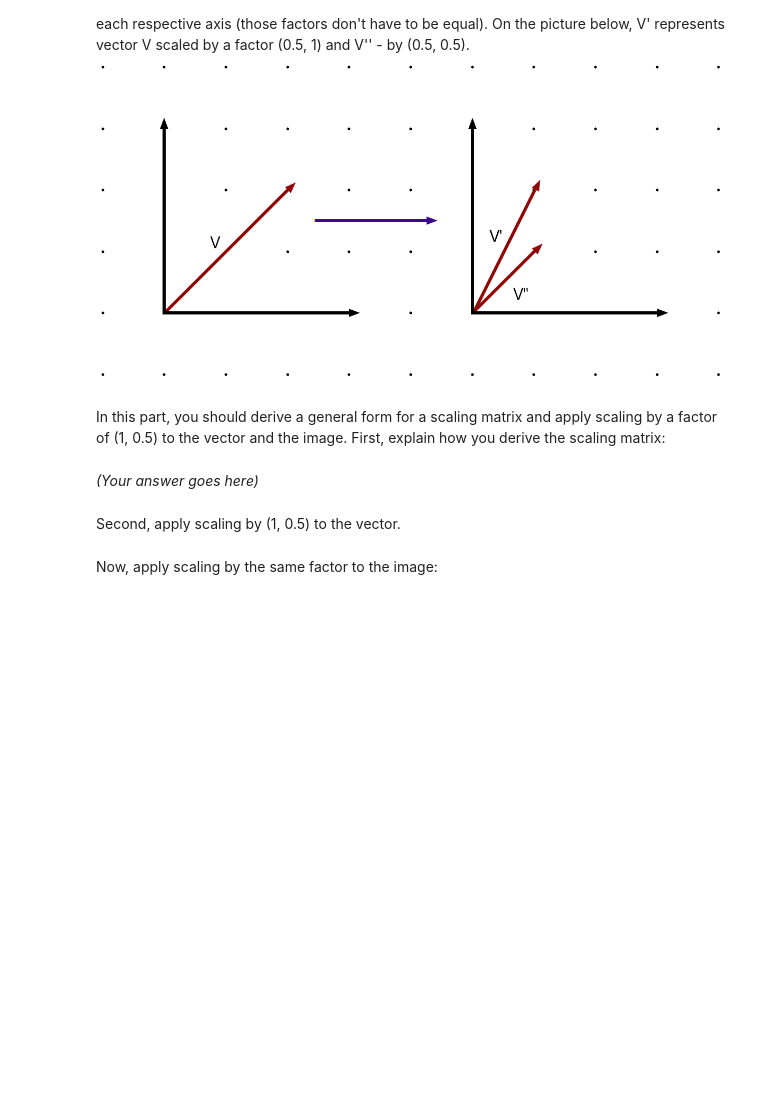
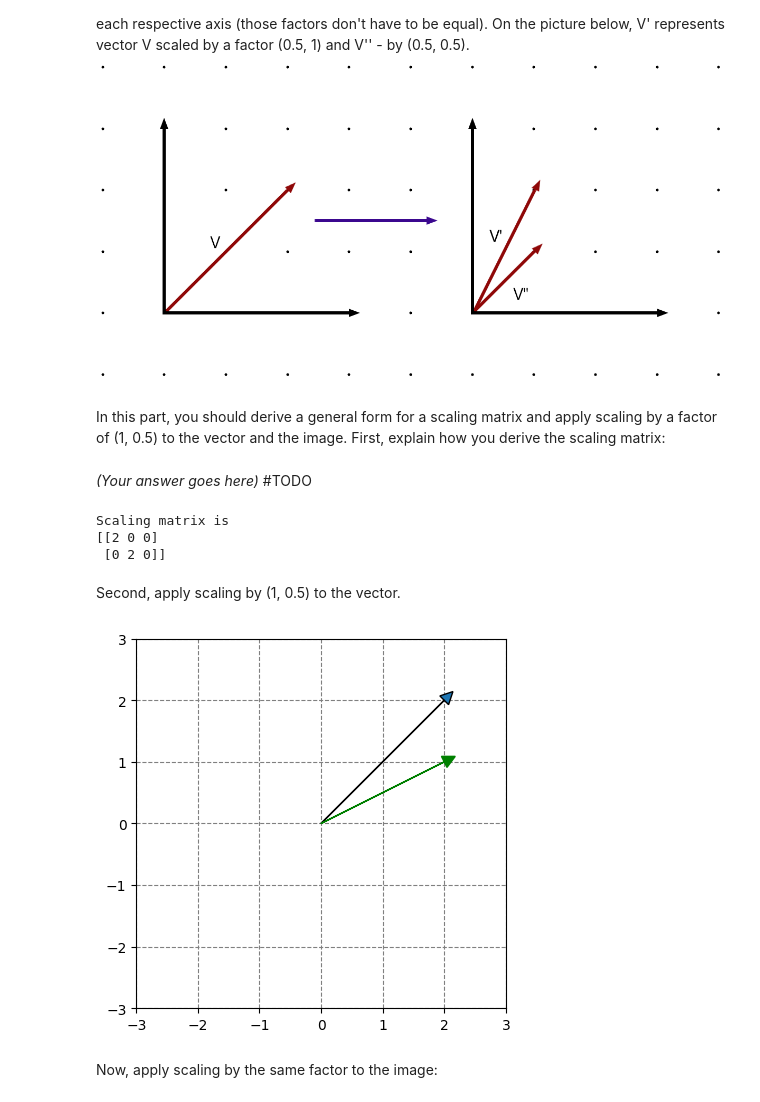
Before and after one commit to Siromanec/la-lab1-mutel_muzychuk_ivanov, a Jupyter notebook: Ivanov_Mutel_Muzychuk_LA_Lab_1.ipynb, the cells around one changed output. Saved outputs shown, nothing was run; the diff lists cells and outputs as text; code cells hidden in the pictures; blank space fills up the shorter version.

```diff
--- a/Ivanov_Mutel_Muzychuk_LA_Lab_1.ipynb
+++ b/Ivanov_Mutel_Muzychuk_LA_Lab_1.ipynb
@@ -143,38 +142,47 @@ Scaling is a tranformation that enlarges or diminishes objects by a factor. For
 In this part, you should derive a general form for a scaling matrix and apply scaling by a factor of (1, 0.5) to the vector and the image. First, explain how you derive the scaling matrix:
 # %% [markdown]
 *(Your answer goes here)*
+#TODO
 # %%
 ##### YOUR CODE STARTS #####
-def get_scaling_matrix(scale_factor_x, scale_factor_y):
-  return ...
-
-M2 = ...
+def get_scaling_matrix(scale_factor_x, scale_factor_y) -> np.matrix:
+  return np.matrix([[scale_factor_x,0, 0],[0,scale_factor_y, 0]])
+def scale_vector(vec, scale_factor_x, scale_factor_y):
+  return tuple((get_scaling_matrix(scale_factor_x,scale_factor_y)[:, :-1]@(vec)).flat)
+M2 = get_scaling_matrix(2,2)
 
 ##### YOUR CODE ENDS #####
 print("Scaling matrix is")
 print(M2)
+# %% [output]
+Scaling matrix is
+[[2 0 0]
+ [0 2 0]]
 # %% [markdown]
 Second, apply scaling by (1, 0.5) to the vector.
 # %%
 # Apply scaling to the vector AB1 to achieve vector AB2
 
 ##### YOUR CODE STARTS #####
-A = ...
+# np.matrix()
+A = np.array([0, 0])
 B1 = np.array([2, 2])
-B2 = ...
+B2 = scale_vector(B1-A, 1, 0.5)
 ##### YOUR CODE ENDS #####
 
 ax = plt.axes()
 
 ax.arrow(A[0], A[1], B1[0], B1[1], head_width=0.2, head_length=0.2)
 ax.arrow(A[0], A[1], B2[0], B2[1], head_width=0.2, head_length=0.2, color='green')
 plt.ylim(-3,3)
 plt.xlim(-3,3)
 
 ax.set_axisbelow(True)
 plt.grid(color='gray', linestyle='dashed')
 plt.gca().set_aspect('equal', adjustable='box')
 
 plt.show()
+# %% [output]
+[figure, added]
 # %% [markdown]
 Now, apply scaling by the same factor to the image:
```
Also changed, not shown: parts of 3 cells of this notebook.
